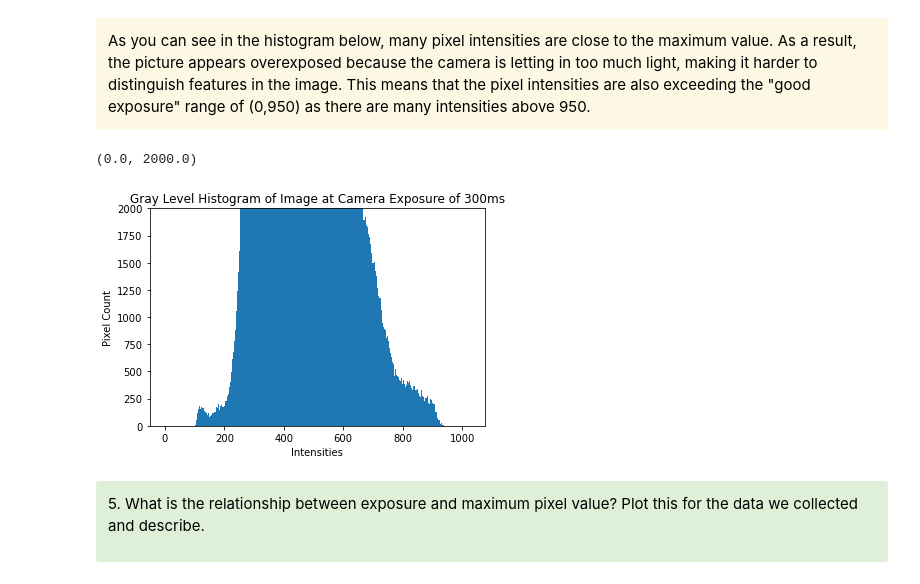
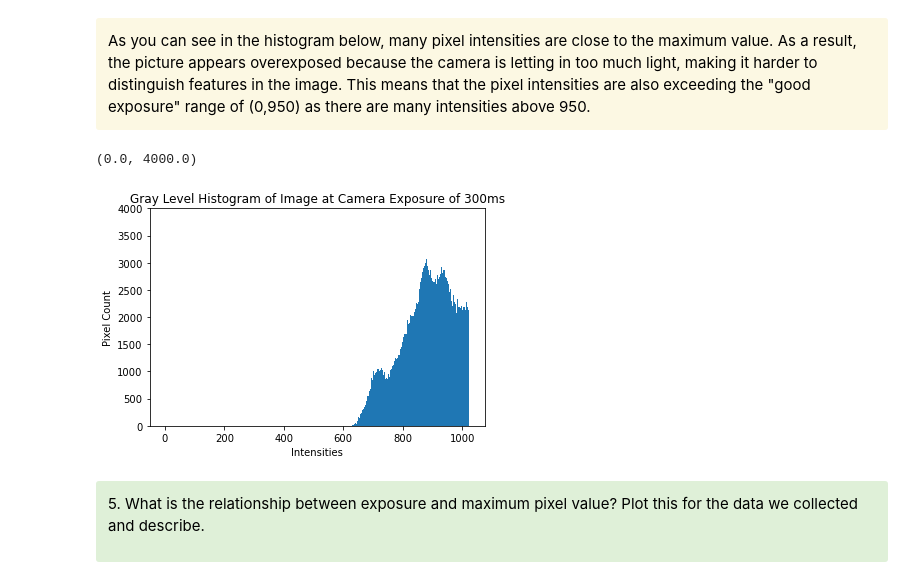
Before and after one commit to skhan102jh/Build-an-Imager, a Jupyter notebook: Lab1 Part1.ipynb, the cells around one changed output. Cells and saved outputs as stored; diff of their text form; code cells hidden in the pictures.

```diff
--- a/Lab1 Part1.ipynb
+++ b/Lab1 Part1.ipynb
@@ -542,14 +542,14 @@ As you can see in the histogram below, many pixel intensities are close to the m
 </font>
 </div>
 # %%
-plt.hist(exp_images[-1].ravel(),1024,[0,1024]);
+plt.hist(exp_images[-3].ravel(),1024,[0,1024]);
 plt.ylabel("Pixel Count");
 plt.xlabel("Intensities");
 plt.title("Gray Level Histogram of Image at Camera Exposure of 300ms");
-plt.ylim(0,2000) # graph's limits were being crazy so had to manually set limits
+plt.ylim(0,4000) # graph's limits were being crazy so had to manually set limits
 # %% [output]
-(0.0, 2000.0)
+(0.0, 4000.0)
-[figure, old version]
+[figure, new version]
 # %% [markdown]
 <div class="alert alert-block alert-success">
 
```
Also changed, not shown: parts of 21 cells of this notebook.
